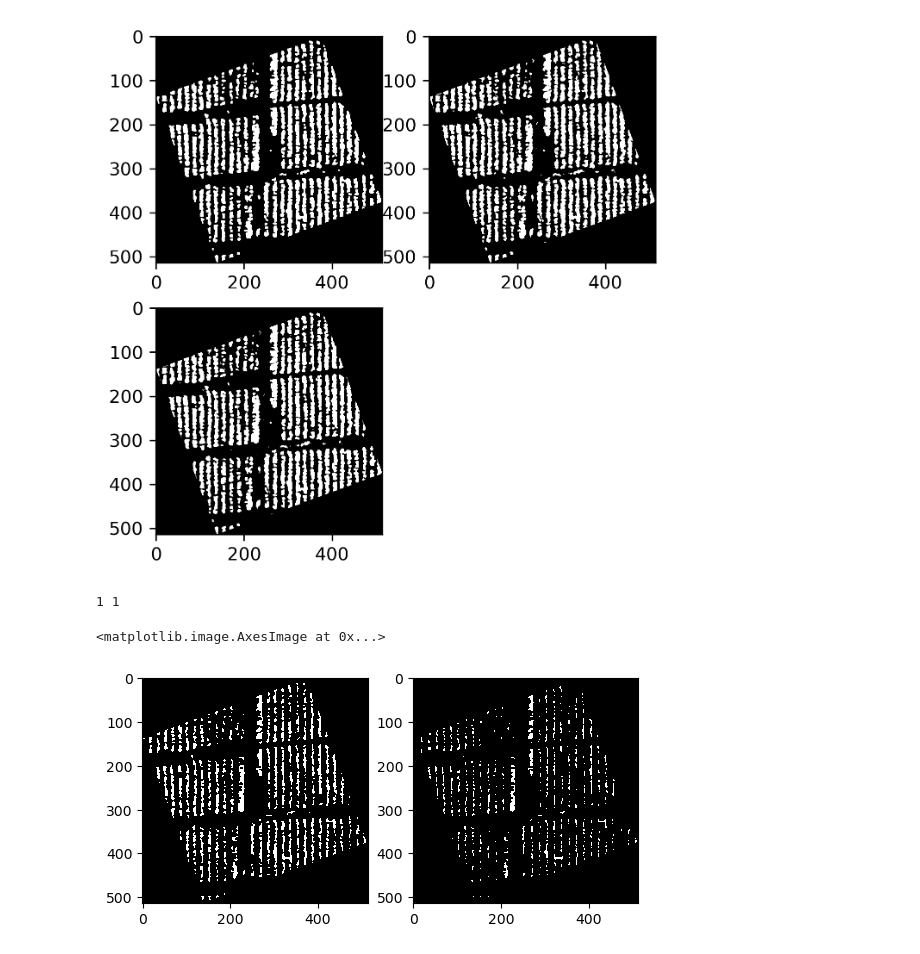
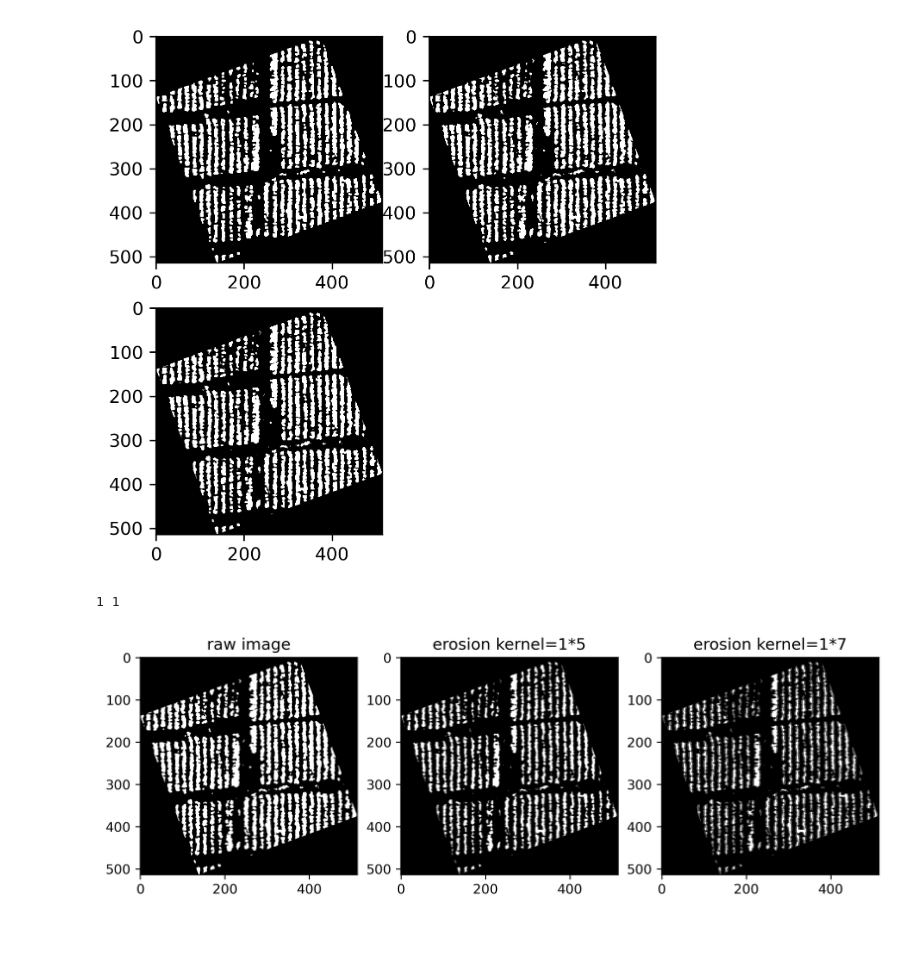
Before and after one commit to yiguanxianyu/tobacco_plant_count, a Jupyter notebook: image_process/erosion.ipynb, the cells around one changed output. Saved outputs shown, nothing was run; the diff lists cells and outputs as text; code cells hidden in the pictures.

```diff
--- a/image_process/erosion.ipynb
+++ b/image_process/erosion.ipynb
@@ -78,23 +80,25 @@ plt.imshow(cv.add(open_m, rotated), cmap='gray', vmin=0, vmax=2, interpolation='
 [figure]
 # %%
 # 形态学 腐蚀
-kernel = np.ones((1, 6), np.uint8)
-erosion = cv.erode(open_m, kernel)
 
-ero1 = cv.erode(open_m, np.ones((2, 5), np.uint8))
-ero2 = cv.erode(open_m, np.ones((2, 8), np.uint8))
+ero1 = cv.erode(open_m, np.ones((1, 5), np.uint8))
+ero2 = cv.erode(open_m, np.ones((1, 7), np.uint8))
 print(np.max(ero1), np.max(ero2))
 
-plt.subplot(121)
-plt.imshow(ero1, cmap='gray', vmin=0, vmax=1, interpolation='none')
-plt.subplot(122)
-plt.imshow(ero2, cmap='gray', vmin=0, vmax=1, interpolation='none')
-
-# plt.imshow(open_m, cmap='gray', vmin=0, vmax=1, interpolation='none')
+plt.figure(figsize=(10, 3), dpi=300)
+plt.subplot(131)
+plt.title('raw image')
+plt.imshow(rotated, cmap='gray')
+plt.subplot(132)
+plt.title('erosion kernel=1*5')
+plt.imshow(ero1*2 + rotated, cmap='gray')
+plt.subplot(133)
+plt.title('erosion kernel=1*7')
+plt.imshow(ero2*2 + rotated, cmap='gray')
+plt.show()
 # %% [output]
 1 1
-<matplotlib.image.AxesImage at 0x...>
-[figure, old version]
+[figure, new version]
 # %%
 # 距离变换
 dist_transform = cv.distanceTransform(open_m, cv.DIST_L2, 5)
```
Also changed, not shown: parts of 7 cells of this notebook, 4 other files.
